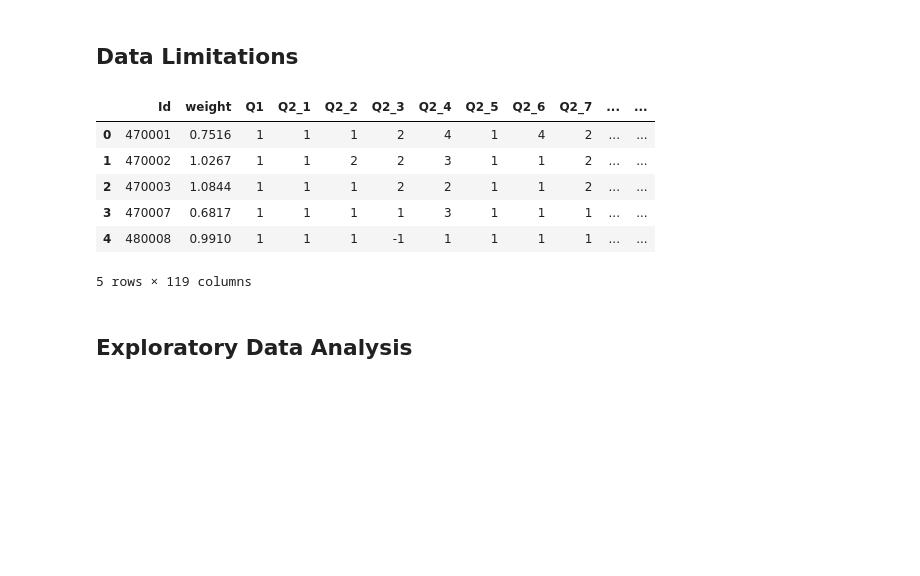
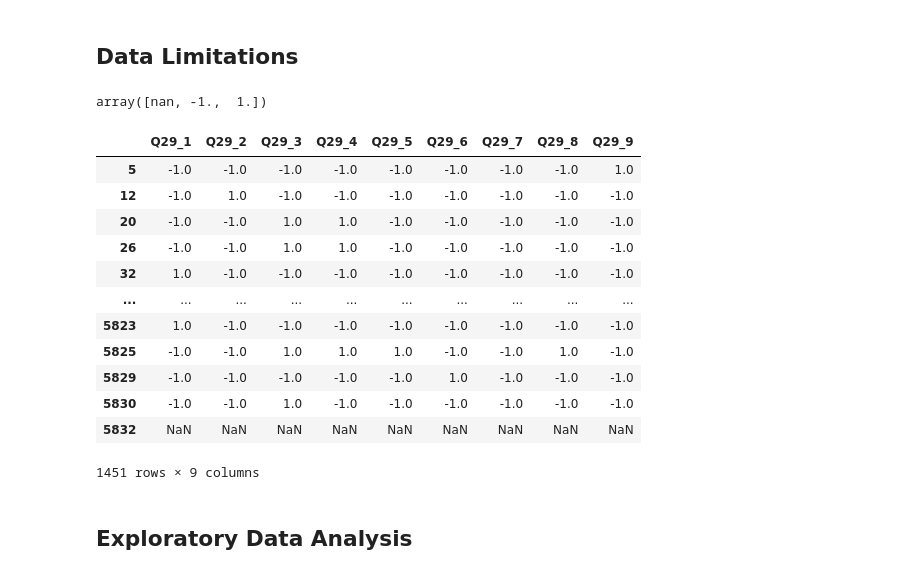
Before and after one commit to emilyona/2950datascienceproject, a Jupyter notebook: voter_project.ipynb, the cells around one changed output. Drawn from its saved outputs; the diff is of its cells as text; code cells hidden in the pictures; blank space fills up the shorter version.

```diff
--- a/voter_project.ipynb
+++ b/voter_project.ipynb
@@ -58,16 +63,27 @@ data.columns = ['Id','weight','Q1','Q2_1','Q2_2','Q2_3','Q2_4','Q2_5','Q2_6','Q2
     - https://github.com/fivethirtyeight/data/tree/master/non-voters
 # %% [markdown]
 ## Data Limitations
-# %%
-data.head()
-# %% [output]
-|  | Id | weight | Q1 | Q2_1 | Q2_2 | Q2_3 | Q2_4 | Q2_5 | Q2_6 | Q2_7 | ... | ... |
-| 0 | 470001 | 0.7516 | 1 | 1 | 1 | 2 | 4 | 1 | 4 | 2 | ... | ... |
-| 1 | 470002 | 1.0267 | 1 | 1 | 2 | 2 | 3 | 1 | 1 | 2 | ... | ... |
-| 2 | 470003 | 1.0844 | 1 | 1 | 1 | 2 | 2 | 1 | 1 | 2 | ... | ... |
-| 3 | 470007 | 0.6817 | 1 | 1 | 1 | 1 | 3 | 1 | 1 | 1 | ... | ... |
-| 4 | 480008 | 0.9910 | 1 | 1 | 1 | -1 | 1 | 1 | 1 | 1 | ... | ... |
-5 rows × 119 columns
+# %%
+data['Q29_1'].unique()
+# %% [output]
+array([nan, -1.,  1.])
+# %%
+sub = data[data['voter_category'] == 'rarely/never']
+sub[['Q29_1', 'Q29_2', 'Q29_3','Q29_4', 'Q29_5', 'Q29_6', 'Q29_7', 'Q29_8', 'Q29_9' ]]
+# %% [output]
+|  | Q29_1 | Q29_2 | Q29_3 | Q29_4 | Q29_5 | Q29_6 | Q29_7 | Q29_8 | Q29_9 |
+| 5 | -1.0 | -1.0 | -1.0 | -1.0 | -1.0 | -1.0 | -1.0 | -1.0 | 1.0 |
+| 12 | -1.0 | 1.0 | -1.0 | -1.0 | -1.0 | -1.0 | -1.0 | -1.0 | -1.0 |
+| 20 | -1.0 | -1.0 | 1.0 | 1.0 | -1.0 | -1.0 | -1.0 | -1.0 | -1.0 |
+| 26 | -1.0 | -1.0 | 1.0 | 1.0 | -1.0 | -1.0 | -1.0 | -1.0 | -1.0 |
+| 32 | 1.0 | -1.0 | -1.0 | -1.0 | -1.0 | -1.0 | -1.0 | -1.0 | -1.0 |
+| ... | ... | ... | ... | ... | ... | ... | ... | ... | ... |
+| 5823 | 1.0 | -1.0 | -1.0 | -1.0 | -1.0 | -1.0 | -1.0 | -1.0 | -1.0 |
+| 5825 | -1.0 | -1.0 | 1.0 | 1.0 | 1.0 | -1.0 | -1.0 | 1.0 | -1.0 |
+| 5829 | -1.0 | -1.0 | -1.0 | -1.0 | -1.0 | 1.0 | -1.0 | -1.0 | -1.0 |
+| 5830 | -1.0 | -1.0 | 1.0 | -1.0 | -1.0 | -1.0 | -1.0 | -1.0 | -1.0 |
+| 5832 | NaN | NaN | NaN | NaN | NaN | NaN | NaN | NaN | NaN |
+1451 rows × 9 columns
 # %% [markdown]
 ## Exploratory Data Analysis
 # %% [markdown]
```
Also changed, not shown: parts of 3 cells of this notebook.
